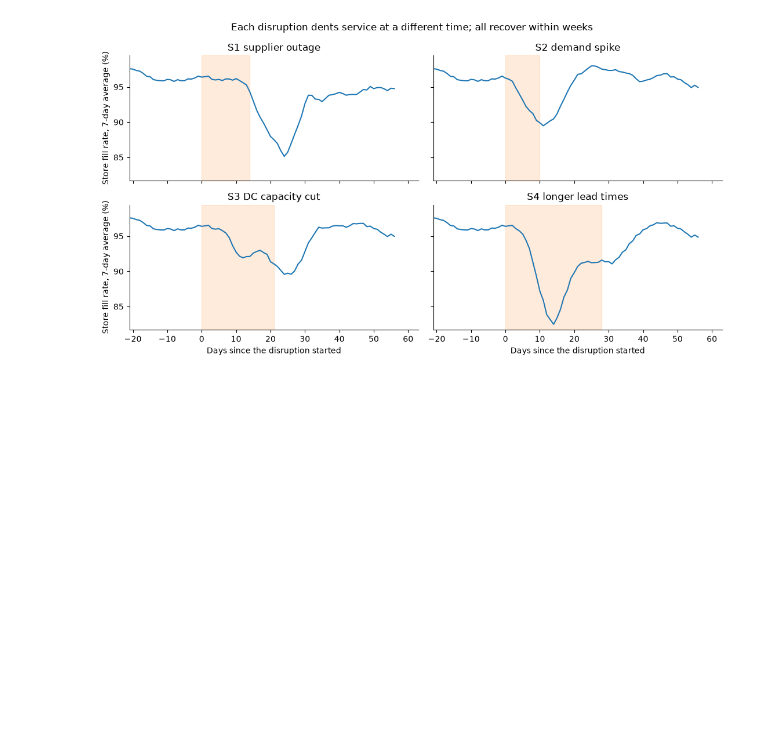
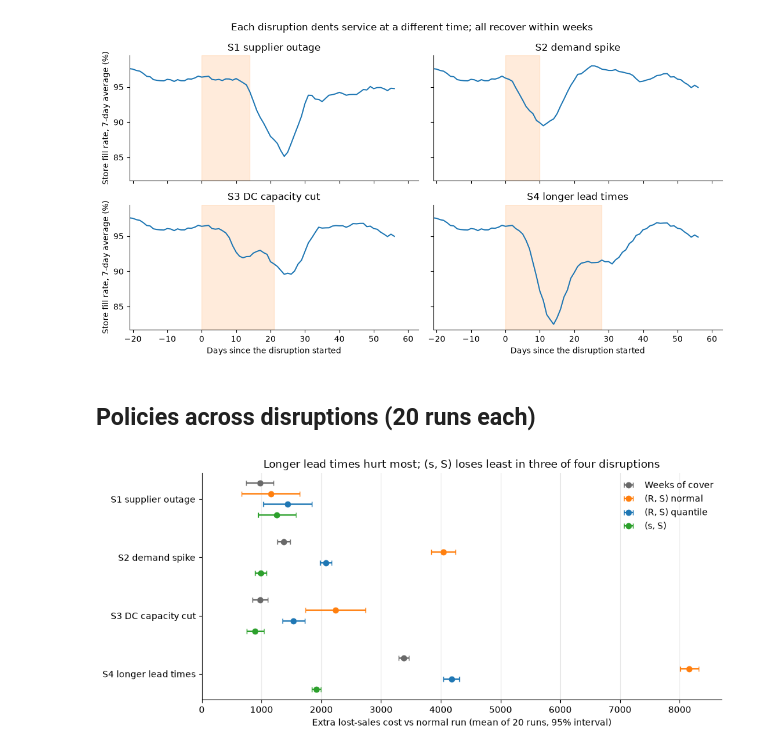
Before and after one commit to vitorneve-s7/supply-chain-decision-platform, a Jupyter notebook: notebooks/04_digital_twin.ipynb, the cells around one changed output. Cells and saved outputs as stored; diff of their text form; code cells hidden in the pictures; blank space fills up the shorter version.

Commit message:
Compare policies across disruption scenarios

```diff
--- a/notebooks/04_digital_twin.ipynb
+++ b/notebooks/04_digital_twin.ipynb
@@ -170,3 +170,42 @@ plt.tight_layout()
 plt.show()
 # %% [output]
 [figure]
+# %% [markdown]
+## Policies across disruptions (20 runs each)
+# %%
+summary = pd.read_csv(ROOT / "results" / "twin_summary.csv")
+daily = pd.read_csv(ROOT / "results" / "twin_daily.csv")
+
+COLORS = {
+    "Weeks of cover": "dimgray",
+    "(R, S) normal": "tab:orange",
+    "(R, S) quantile": "tab:blue",
+    "(s, S)": "tab:green",
+}
+scenarios = [s for s in SCENARIOS if not s.startswith("S0")]
+
+fig, ax = plt.subplots(figsize=(10, 4.5))
+for j, (policy, color) in enumerate(COLORS.items()):
+    rows = summary[summary["policy"] == policy].set_index("scenario").loc[scenarios]
+    y = [i + (j - 1.5) * 0.18 for i in range(len(scenarios))]
+    ax.errorbar(
+        rows["extra_lost_cost"],
+        y,
+        xerr=rows["extra_lost_cost_ci"],
+        fmt="o",
+        color=color,
+        capsize=3,
+        label=policy,
+    )
+ax.set_yticks(range(len(scenarios)), scenarios)
+ax.invert_yaxis()
+ax.set_xlim(left=0)
+ax.grid(axis="x", alpha=0.3)
+ax.set_xlabel("Extra lost-sales cost vs normal run (mean of 20 runs, 95% interval)")
+ax.set_title("Longer lead times hurt most; (s, S) loses least in three of four disruptions")
+ax.legend(frameon=False, loc="upper right")
+plt.tight_layout()
+fig.savefig(ROOT / "docs" / "twin_lost_sales.png", dpi=150, bbox_inches="tight")
+plt.show()
+# %% [output]
+[figure, added]
```
Also changed, not shown: parts of 1 cell of this notebook, 7 other files.
